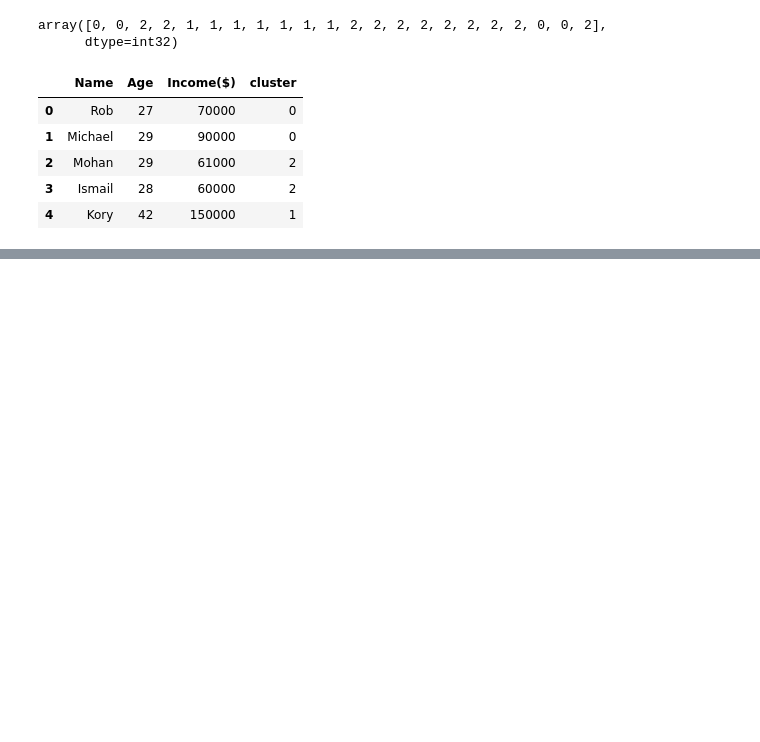
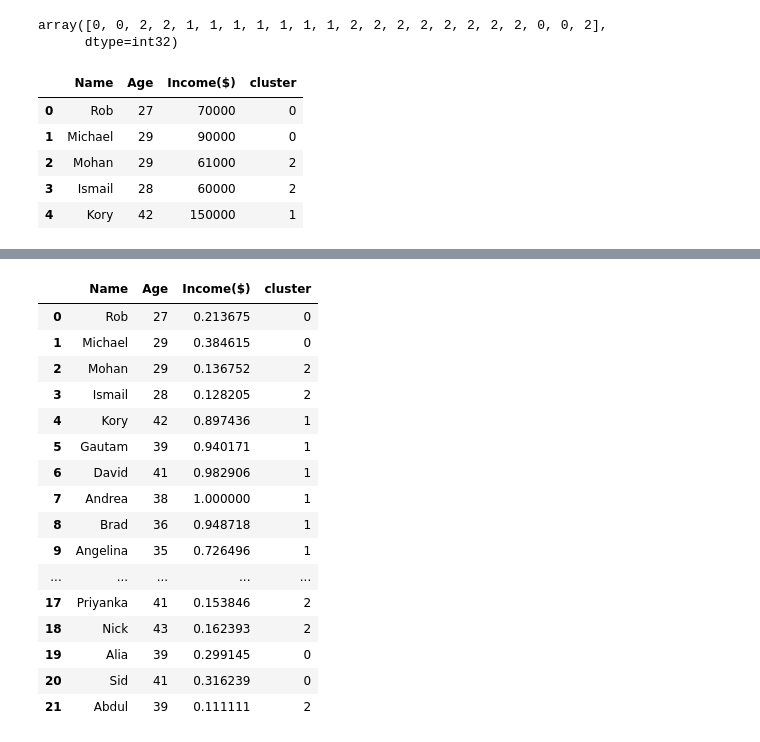
Before and after one commit to Innovanito/Machine-Learning-Tutorial, a Jupyter notebook: K Mean Cluestering Algorithm/ main.ipynb, the cells around one changed output, grey strips where cells are left out. Saved outputs shown, nothing was run; the diff lists cells and outputs as text; code cells hidden in the pictures; blank space fills up the shorter version.

```diff
--- a/K Mean Cluestering Algorithm/ main.ipynb
+++ b/K Mean Cluestering Algorithm/ main.ipynb
@@ -42,0 +59,23 @@ df.head()
+# %%
+scaler = MinMaxScaler()
+scaler.fit(df[['Income($)']])
+df['Income($)']=scaler.transform(df[['Income($)']])
+df
+# %% [output]
+|  | Name | Age | Income($) | cluster |
+| 0 | Rob | 27 | 0.213675 | 0 |
+| 1 | Michael | 29 | 0.384615 | 0 |
+| 2 | Mohan | 29 | 0.136752 | 2 |
+| 3 | Ismail | 28 | 0.128205 | 2 |
+| 4 | Kory | 42 | 0.897436 | 1 |
+| 5 | Gautam | 39 | 0.940171 | 1 |
+| 6 | David | 41 | 0.982906 | 1 |
+| 7 | Andrea | 38 | 1.000000 | 1 |
+| 8 | Brad | 36 | 0.948718 | 1 |
+| 9 | Angelina | 35 | 0.726496 | 1 |
+| ... | ... | ... | ... | ... |
+| 17 | Priyanka | 41 | 0.153846 | 2 |
+| 18 | Nick | 43 | 0.162393 | 2 |
+| 19 | Alia | 39 | 0.299145 | 0 |
+| 20 | Sid | 41 | 0.316239 | 0 |
+| 21 | Abdul | 39 | 0.111111 | 2 |
```
Also changed, not shown: parts of 8 cells of this notebook, 1 other file.
